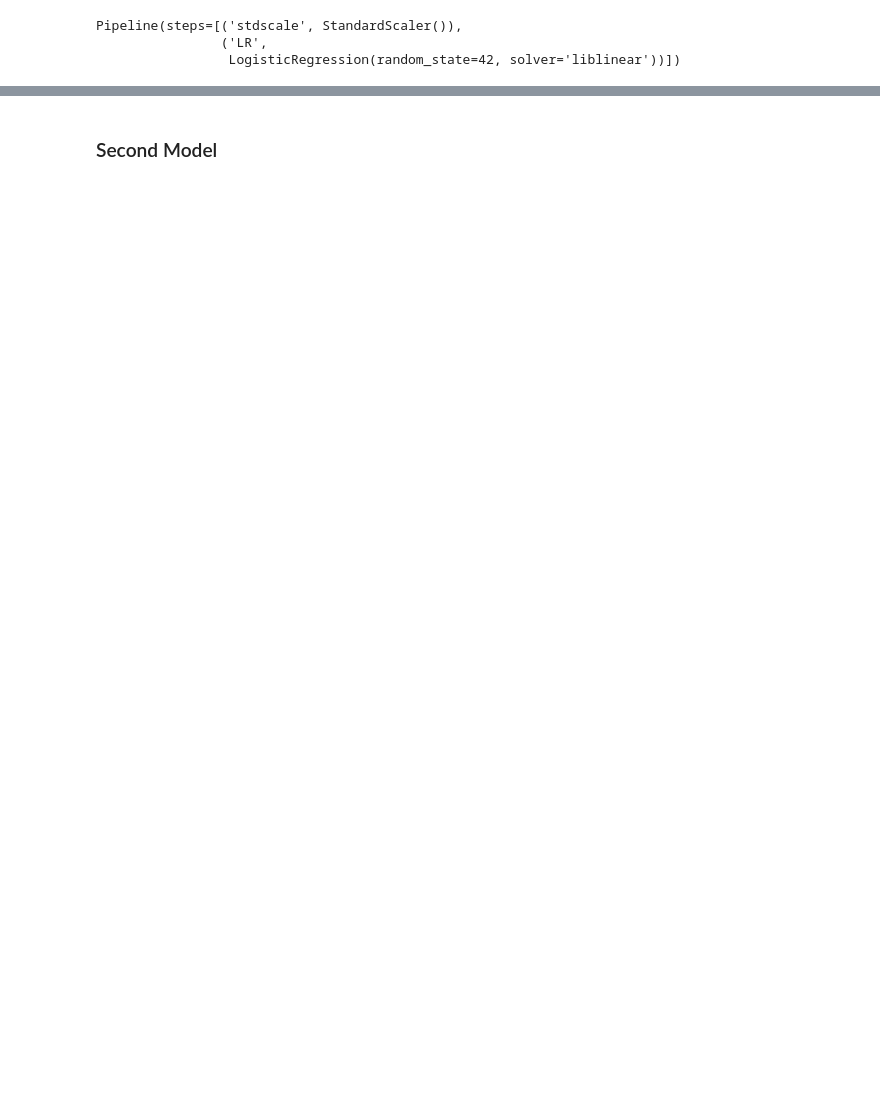
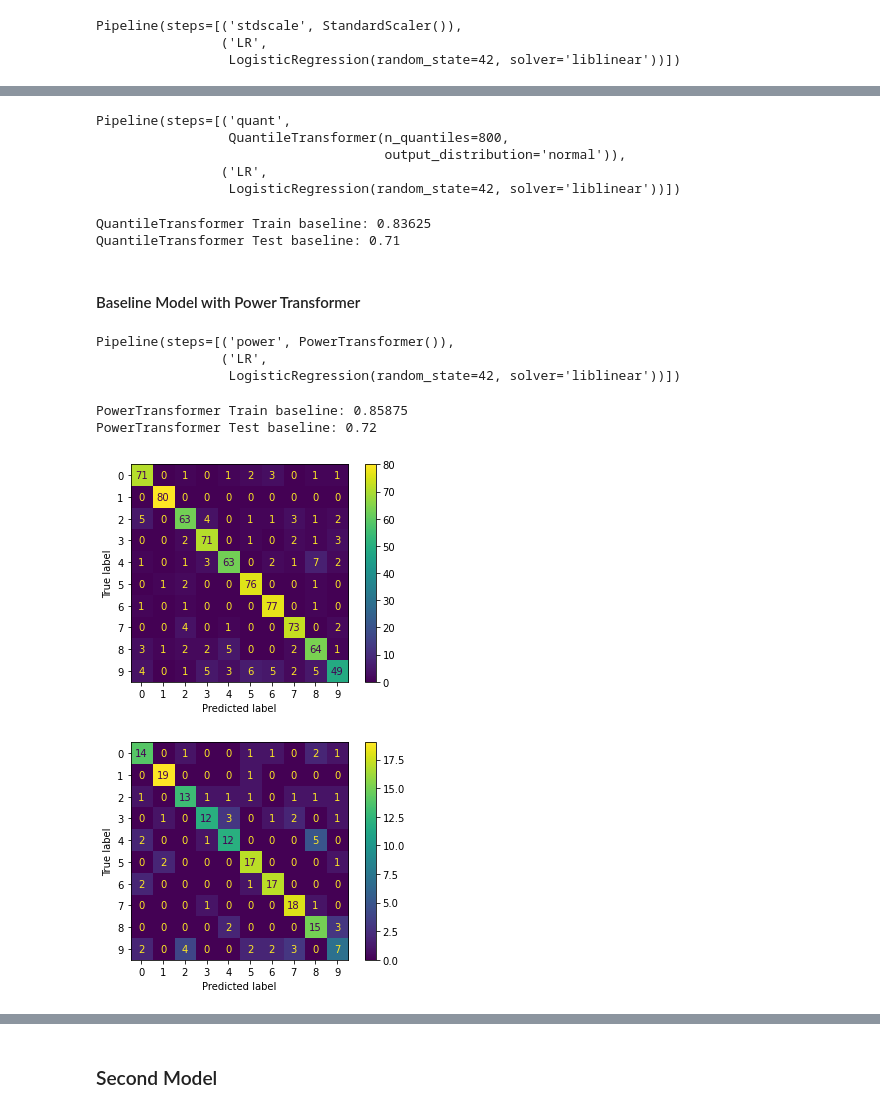
Before and after one commit to aokdata/Music_Genre_Classification, a Jupyter notebook: Music_Genre_Classification.ipynb, the cells around one changed output, grey strips where cells are left out. Cells and saved outputs as stored; diff of their text form; code cells hidden in the pictures; blank space fills up the shorter version.

Commit message:
Models 1 to 10

```diff
--- a/Music_Genre_Classification.ipynb
+++ b/Music_Genre_Classification.ipynb
@@ -341,0 +417,6 @@ It looks like our model is overfit to our training data. This could be caused by
+# %%
+#Swap out the Scaler
+baseline_model.steps[0] = ('norm', Normalizer())
+
+#Fit to our training data
+baseline_model.fit(X_train, y_train)
@@ -341,0 +436,6 @@ It looks like our model is overfit to our training data. This could be caused by
+# %%
+#Swap out the Scaler
+baseline_model.steps[0] = ('robust', RobustScaler())
+
+#Fit to our training data
+baseline_model.fit(X_train, y_train)
@@ -341,0 +455,45 @@ It looks like our model is overfit to our training data. This could be caused by
+# %%
+#Swap out the Scaler
+baseline_model.steps[0] = ('quant', QuantileTransformer(n_quantiles= 800, output_distribution='normal'))
+
+#Fit to our training data
+baseline_model.fit(X_train, y_train)
+# %% [output]
+Pipeline(steps=[('quant',
+                 QuantileTransformer(n_quantiles=800,
+                                     output_distribution='normal')),
+                ('LR',
+                 LogisticRegression(random_state=42, solver='liblinear'))])
+# %%
+# Let's see our baseline train and test scores
+print('QuantileTransformer Train baseline:', baseline_model.score(X_train, y_train))
+print('QuantileTransformer Test baseline:', baseline_model.score(X_test, y_test))
+# %% [output]
+QuantileTransformer Train baseline: 0.83625
+QuantileTransformer Test baseline: 0.71
+# %% [markdown]
+#### Baseline Model with Power Transformer
+# %%
+#Swap out the Scaler
+baseline_model.steps[0] = ('power', PowerTransformer())
+
+#Fit to our training data
+baseline_model.fit(X_train, y_train)
+# %% [output]
+Pipeline(steps=[('power', PowerTransformer()),
+                ('LR',
+                 LogisticRegression(random_state=42, solver='liblinear'))])
+# %%
+# Let's see our baseline train and test scores
+print('PowerTransformer Train baseline:', baseline_model.score(X_train, y_train))
+print('PowerTransformer Test baseline:', baseline_model.score(X_test, y_test))
+# %% [output]
+PowerTransformer Train baseline: 0.85875
+PowerTransformer Test baseline: 0.72
+# %%
+# Let's look at our predictions in a confusion matrix
+plot_confusion_matrix(baseline_model, X_train, y_train)
+plot_confusion_matrix(baseline_model, X_test, y_test);
+# %% [output]
+[figure, added]
+[figure, added]
```
Also changed, not shown: parts of 123 cells of this notebook.
